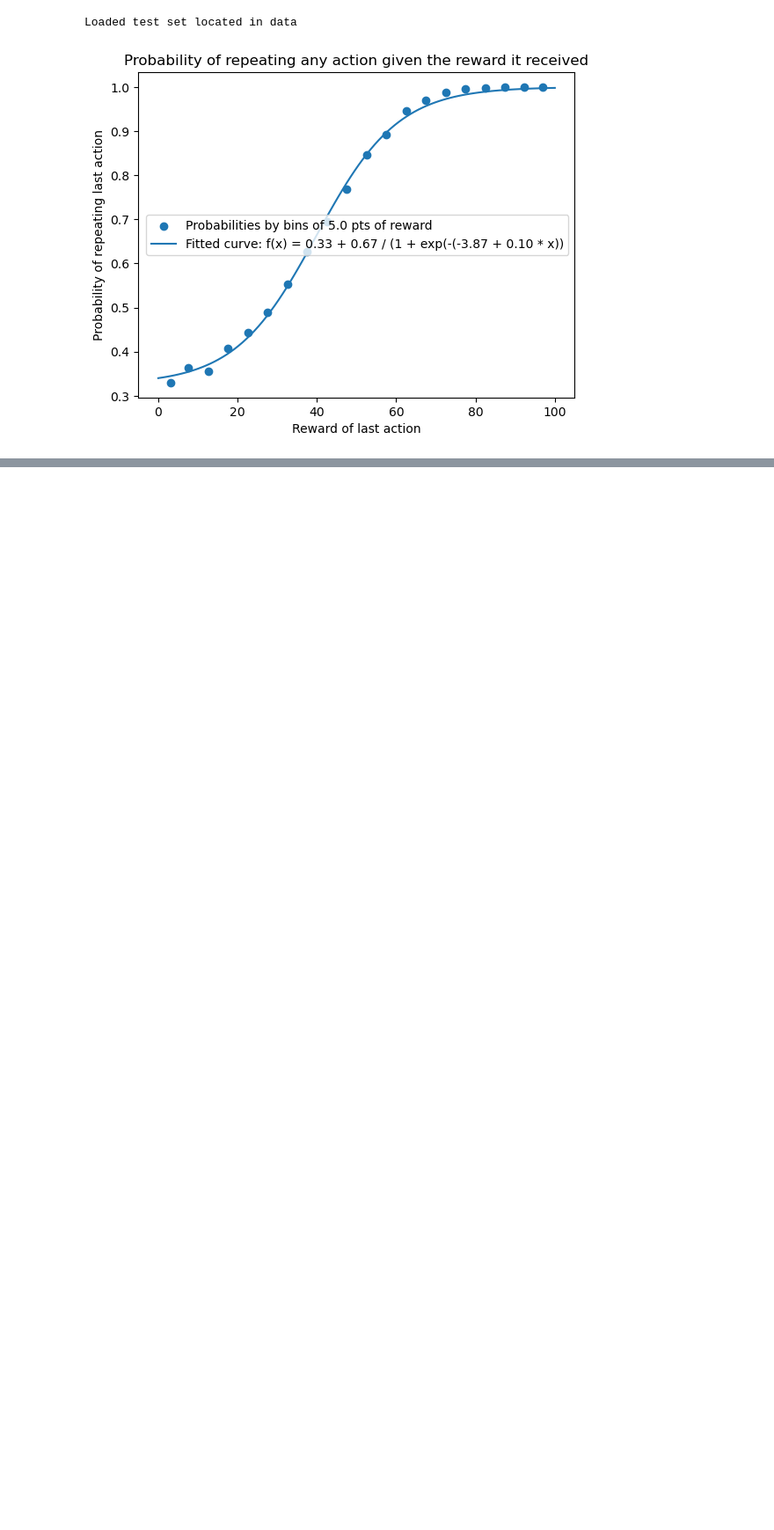
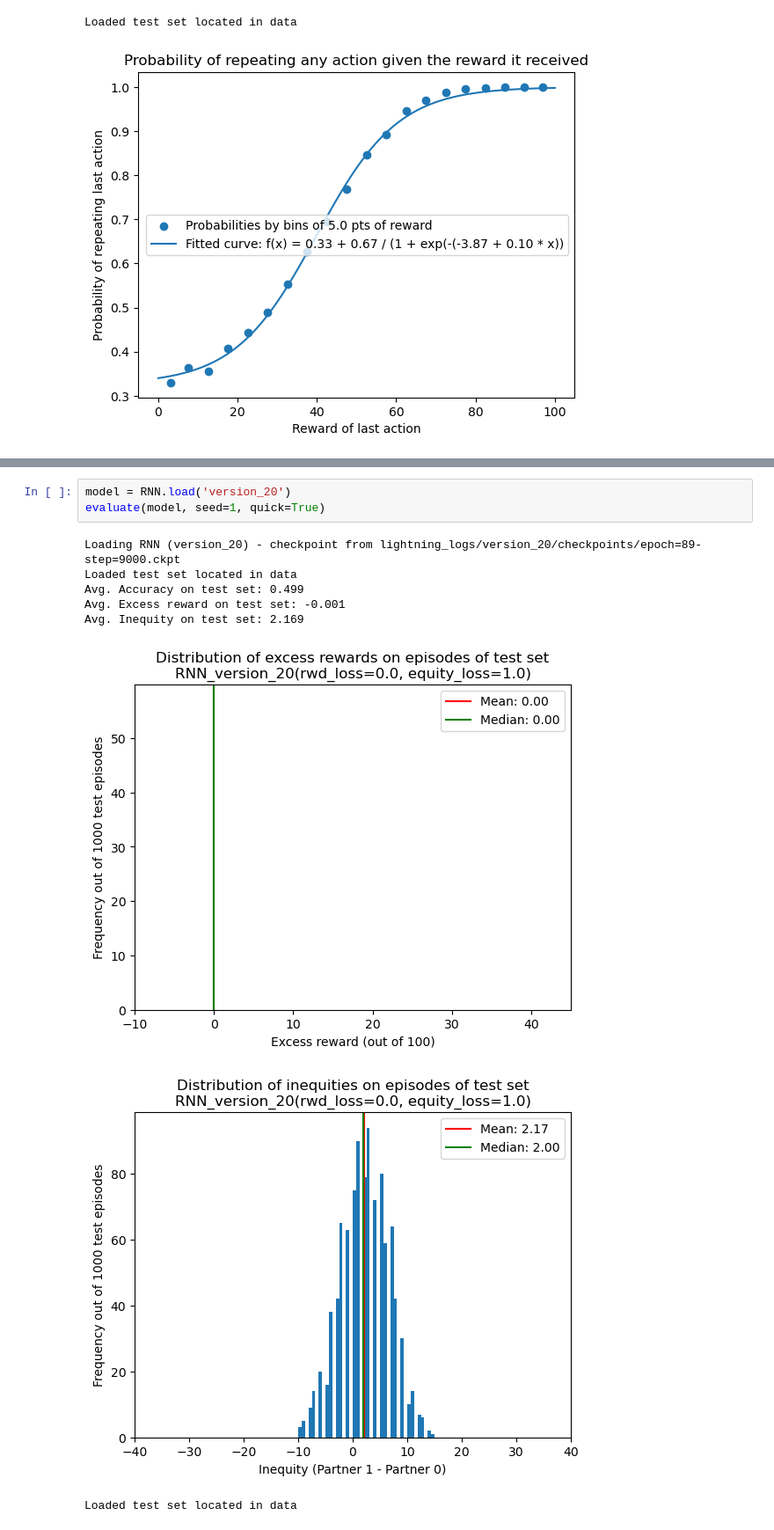
Before and after one commit to atrudel/social_bandit, a Jupyter notebook: visualization.ipynb, the cells around one changed output, grey strips where cells are left out. Shown at 88% size. Drawn from its saved outputs; the diff is of its cells as text; blank space fills up the shorter version.

```diff
--- a/visualization.ipynb
+++ b/visualization.ipynb
@@ -103,0 +119,12 @@ Loaded test set located in data
+# %%
+model = RNN.load('version_20')
+evaluate(model, seed=1, quick=True)
+# %% [output]
+Loading RNN (version_20) - checkpoint from lightning_logs/version_20/checkpoints/epoch=89-step=9000.ckpt
+Loaded test set located in data
+Avg. Accuracy on test set: 0.499
+Avg. Excess reward on test set: -0.001
+Avg. Inequity on test set: 2.169
+[figure, added]
+[figure, added]
+Loaded test set located in data
```
Also changed, not shown: parts of 3 cells of this notebook, 3 other files.
